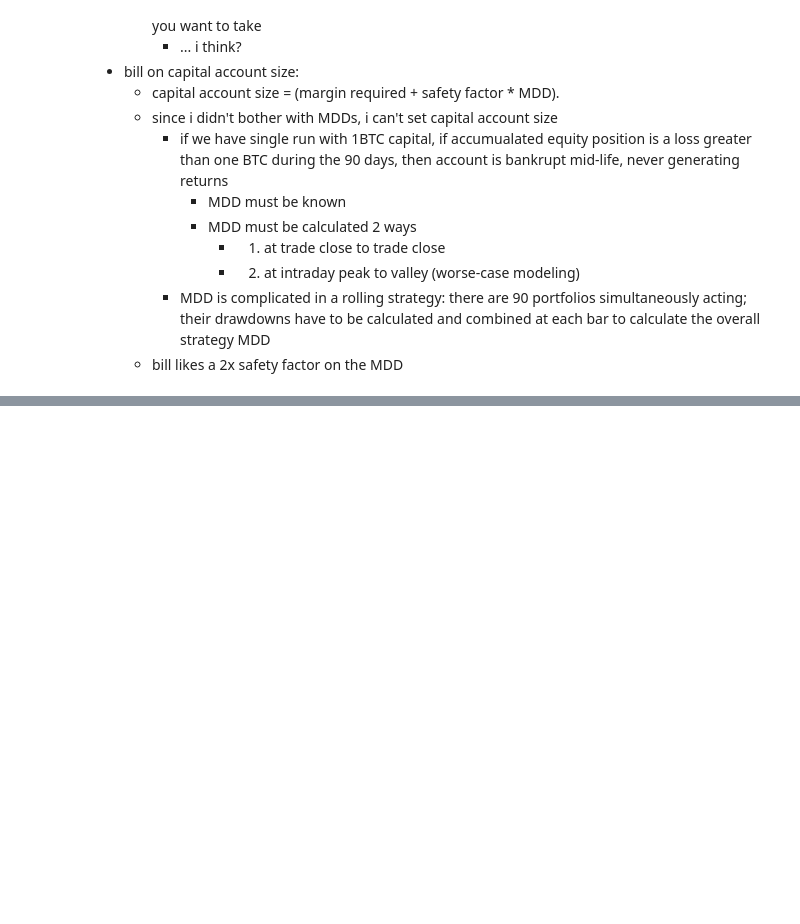
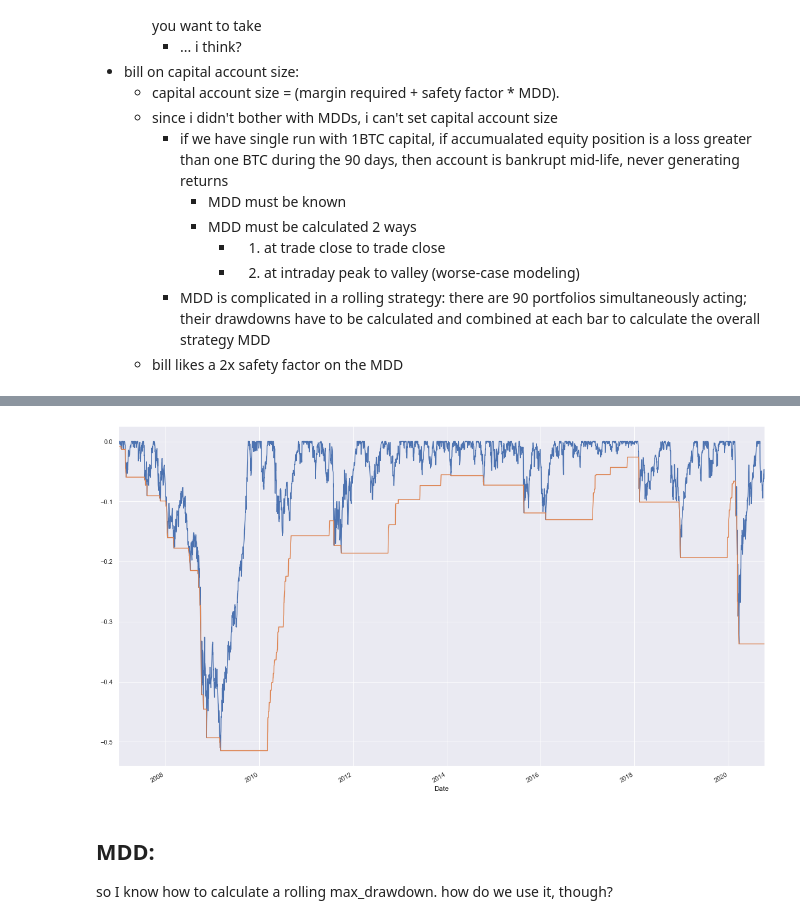
Before and after one commit to mcleverley/crypto_ppa, a Jupyter notebook: algos/nuance.ipynb, the cells around one changed output, grey strips where cells are left out. Cells and saved outputs as stored; diff of their text form; code cells hidden in the pictures; blank space fills up the shorter version.

Commit message:
simple max drawdown rolling calculation

```diff
--- a/algos/nuance.ipynb
+++ b/algos/nuance.ipynb
@@ -72,0 +80,24 @@ I'll spend a deal of time overhauling the core logic, of course. The bot current
+# %%
+import pandas as pd
+from pandas_datareader import data as web
+# import pandas.io.data as web
+import matplotlib.pyplot as pp
+import datetime
+
+# Get SPY data for past several years
+SPY_Dat = web.DataReader('SPY', 'yahoo', datetime.date(2007,1,1))
+
+# We are going to use a trailing 252 trading day window
+# i assume this data is daily
+window = 252
+
+# Calculate the max drawdown in the past window days for each day in the series.
+# Use min_periods=1 if you want to let the first 252 days data have an expanding window
+# Roll_Max = pd.rolling_max(SPY_Dat['Adj Close'], window, min_periods=1)
+Roll_Max = SPY_Dat['Adj Close'].rolling(window, min_periods=1).max() # have to rewrite rolling functions
+Daily_Drawdown = SPY_Dat['Adj Close']/Roll_Max - 1.0
+
+# Next we calculate the minimum (negative) daily drawdown in that window.
+# Again, use min_periods=1 if you want to allow the expanding window
+# Max_Daily_Drawdown = pd.rolling_min(Daily_Drawdown, window, min_periods=1)
+Max_Daily_Drawdown = Daily_Drawdown.rolling(window, min_periods=1).min()
@@ -72,0 +120,12 @@ I'll spend a deal of time overhauling the core logic, of course. The bot current
+# %%
+# Plot the results
+import seaborn as sns
+sns.set(rc={'figure.figsize':(20, 12)})
+Daily_Drawdown.plot()
+Max_Daily_Drawdown.plot()
+pp.show()
+# %% [output]
+[figure, added]
+# %% [markdown]
+## MDD:
+so I know how to calculate a rolling max_drawdown. how do we use it, though?
```
Also changed, not shown: parts of 5 cells of this notebook.
